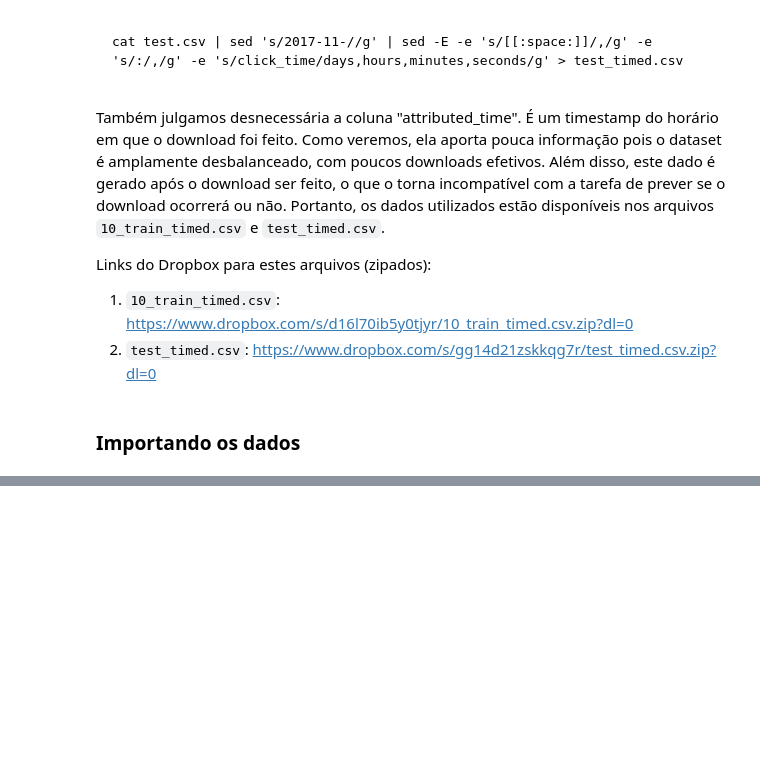
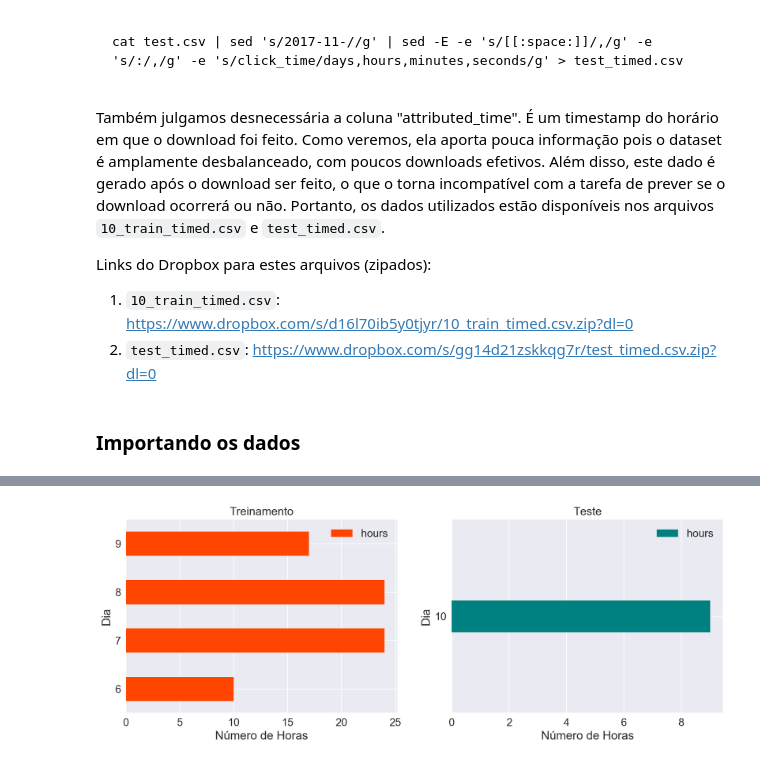
Before and after one commit to rgriva/Kaggle, a Jupyter notebook: EDA-Final.ipynb, the cells around one changed output, grey strips where cells are left out. Saved outputs shown, nothing was run; the diff lists cells and outputs as text; code cells hidden in the pictures; blank space fills up the shorter version.

```diff
--- a/EDA-Final.ipynb
+++ b/EDA-Final.ipynb
@@ -40,3 +40,17 @@ sns.set(font_scale=1.5)
 
 # Mudar o path conforme necessário
 path_raul = '/Users/Raul/Desktop/'
+# %%
+# Definir os datatypes antes da importação otimiza o uso de memória pelo Pandas.
+dtypes = {
+        'ip'            : 'uint32',
+        'app'           : 'uint16',
+        'device'        : 'uint16',
+        'os'            : 'uint16',
+        'channel'       : 'uint16',
+        'is_attributed' : 'uint8',
+        'days'          : 'uint8',
+        'hours'         : 'uint8',
+        'minutes'       : 'uint8',
+        'seconds'       : 'uint8',
+        }
@@ -42,0 +177,22 @@ path_raul = '/Users/Raul/Desktop/'
+# %%
+day_hour_train = train[['days', 'hours']].drop_duplicates().groupby('days').count()
+day_hour_test = test[['days', 'hours']].drop_duplicates().groupby('days').count()
+# %%
+# Plotando os resultados acima
+fig, (axs) = plt.subplots(1,2,figsize=(15,5))
+day_hour_train.plot(kind = 'barh', ax = axs[0], title = 'Treinamento',
+                    color = 'orangered', width=0.5);
+day_hour_test.plot(kind = 'barh', ax = axs[1], title = 'Teste',
+                   color = 'teal', width=0.1);
+
+axs[0].set_xlabel('Número de Horas');
+axs[0].set_ylabel('Dia');
+axs[0].title.set_size(16)
+
+axs[1].set_xlabel('Número de Horas');
+axs[1].set_ylabel('Dia');
+axs[1].title.set_size(16)
+
+sns.despine()
+# %% [output]
+[figure, added]
```
Also changed, not shown: parts of 28 cells of this notebook.
